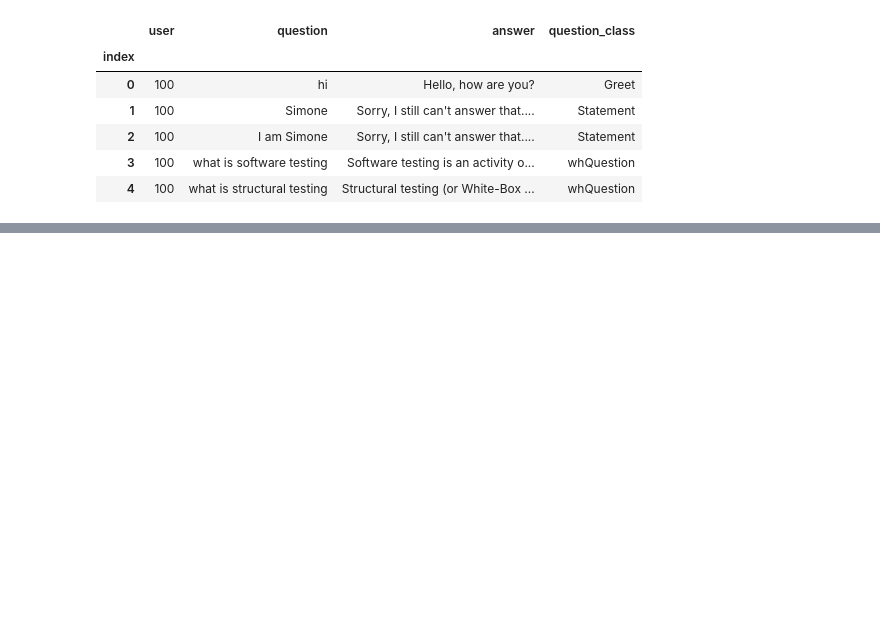
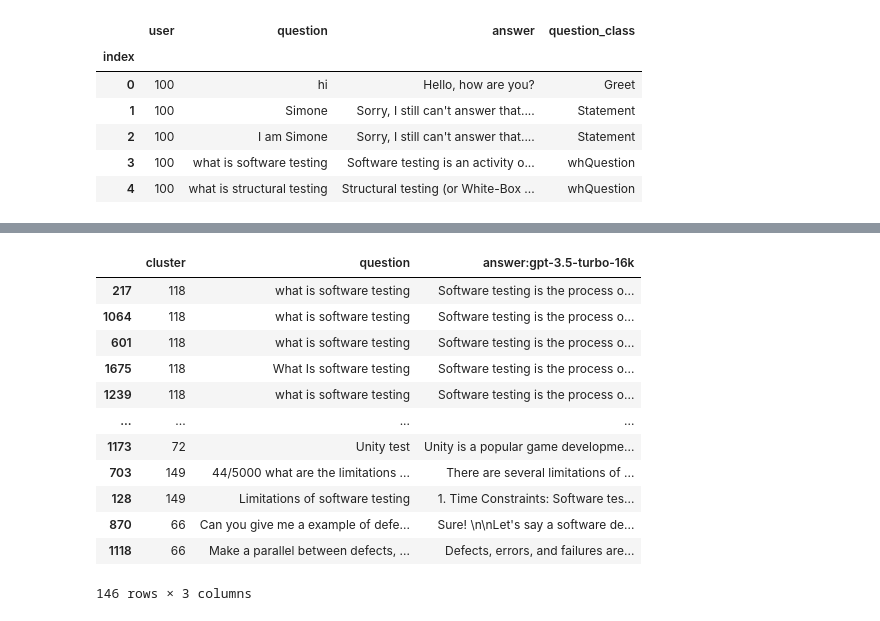
Before and after one commit to lazaromenezes/tob-stt-chat-gpt-analysis, a Jupyter notebook: logs/openai_analysis.ipynb, the cells around one changed output, grey strips where cells are left out. Cells and saved outputs as stored; diff of their text form; code cells hidden in the pictures; blank space fills up the shorter version.

```diff
--- a/logs/openai_analysis.ipynb
+++ b/logs/openai_analysis.ipynb
@@ -106,0 +151,4 @@ sample_questions.to_csv("openai-sample.csv")
+# %%
+import math
+
+sample_size = cluster_counts.apply(lambda x: math.ceil(x * .1))
@@ -106,0 +220,16 @@ sample_questions.to_csv("openai-sample.csv")
+# %%
+gpt_df
+# %% [output]
+|  | cluster | question | answer:gpt-3.5-turbo-16k |
+| 217 | 118 | what is software testing | Software testing is the process o... |
+| 1064 | 118 | what is software testing | Software testing is the process o... |
+| 601 | 118 | what is software testing | Software testing is the process o... |
+| 1675 | 118 | What Is software testing | Software testing is the process o... |
+| 1239 | 118 | what is software testing | Software testing is the process o... |
+| ... | ... | ... | ... |
+| 1173 | 72 | Unity test | Unity is a popular game developme... |
+| 703 | 149 | 44/5000 what are the limitations ... | There are several limitations of ... |
+| 128 | 149 | Limitations of software testing | 1. Time Constraints: Software tes... |
+| 870 | 66 | Can you give me a example of defe... | Sure! \n\nLet's say a software de... |
+| 1118 | 66 | Make a parallel between defects, ... | Defects, errors, and failures are... |
+146 rows × 3 columns
```
Also changed, not shown: parts of 21 cells of this notebook, 11 other files.
